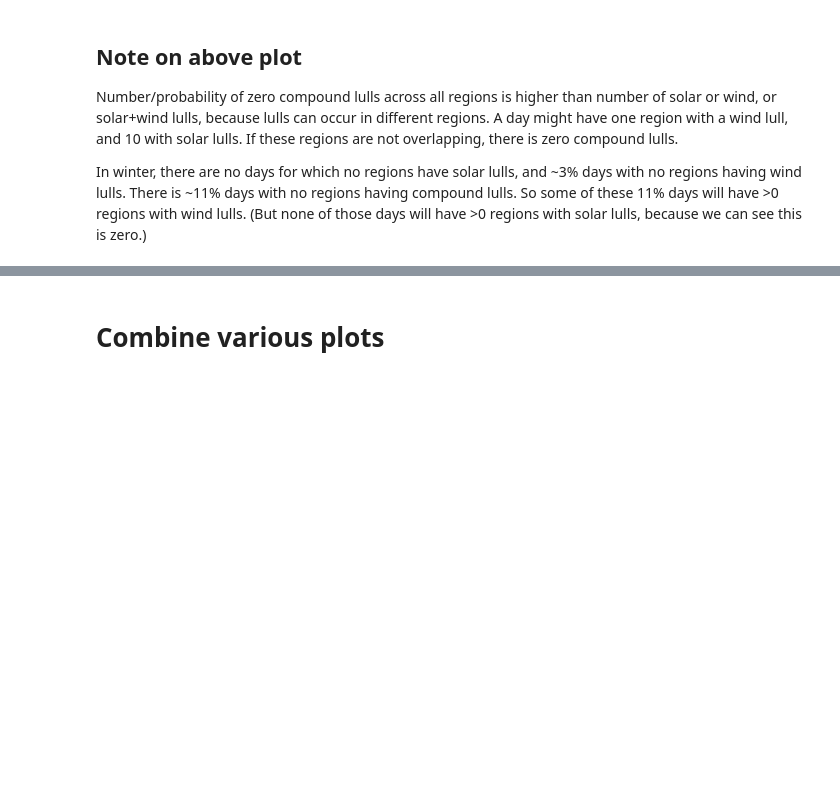
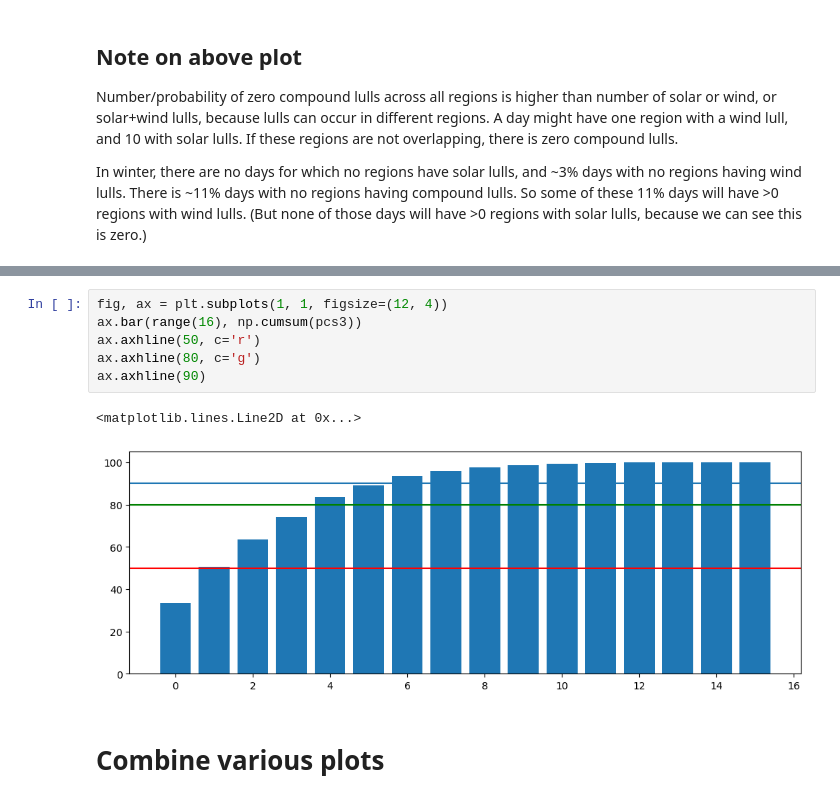
Before and after one commit to dougrichardson/Richardson_2023_energy, a Jupyter notebook: 1_energy_events.ipynb, the cells around one changed output, grey strips where cells are left out. Cells and saved outputs as stored; diff of their text form; blank space fills up the shorter version.

```diff
--- a/1_energy_events.ipynb
+++ b/1_energy_events.ipynb
@@ -772,3 +840,12 @@ In winter, there are no days for which no regions have solar lulls, and ~3% days
+# %%
+fig, ax = plt.subplots(1, 1, figsize=(12, 4))
+ax.bar(range(16), np.cumsum(pcs3))
+ax.axhline(50, c='r')
+ax.axhline(80, c='g')
+ax.axhline(90)
+# %% [output]
+<matplotlib.lines.Line2D at 0x...>
+[figure, added]
 # %% [markdown]
 # Combine various plots
 # %%
```
Also changed, not shown: parts of 16 cells of this notebook.
